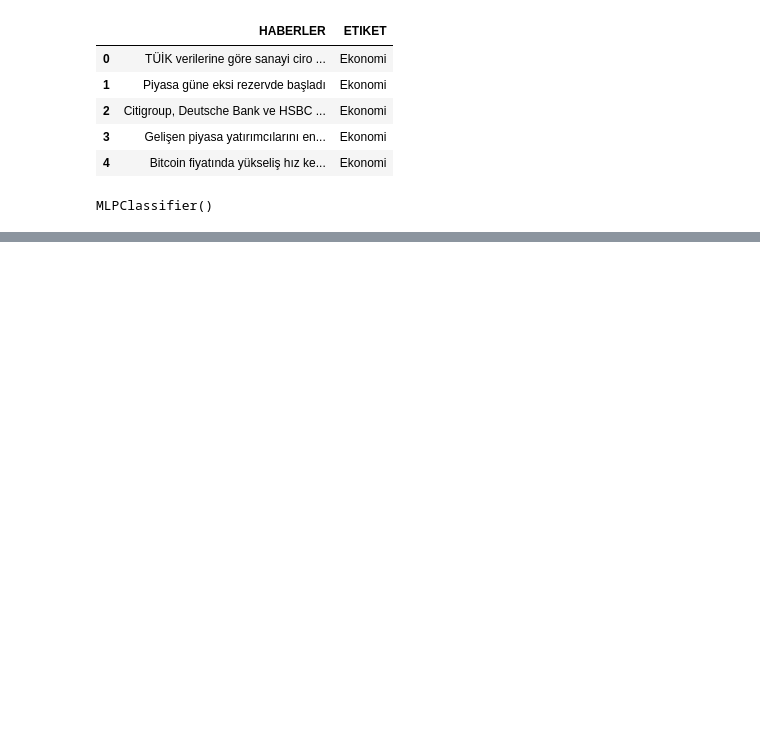
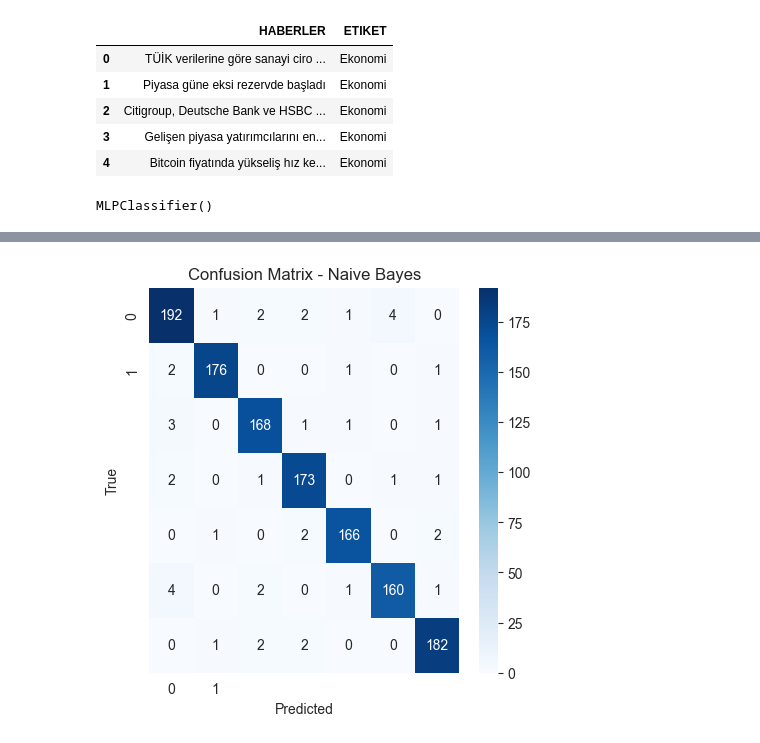
Before and after one commit to hsynalv/Turkish-News-Classifier, a Jupyter notebook: proje.ipynb, the cells around one changed output, grey strips where cells are left out. Drawn from its saved outputs; the diff is of its cells as text; code cells hidden in the pictures; blank space fills up the shorter version.

```diff
--- a/proje.ipynb
+++ b/proje.ipynb
@@ -123,0 +121,4 @@ weighted avg       0.97      0.97      0.97      1260
+# %%
+plot_confusion_matrix(y_test, nb_preds, 'Naive Bayes')
+# %% [output]
+[figure, added]
```
Also changed, not shown: parts of 9 cells of this notebook.
